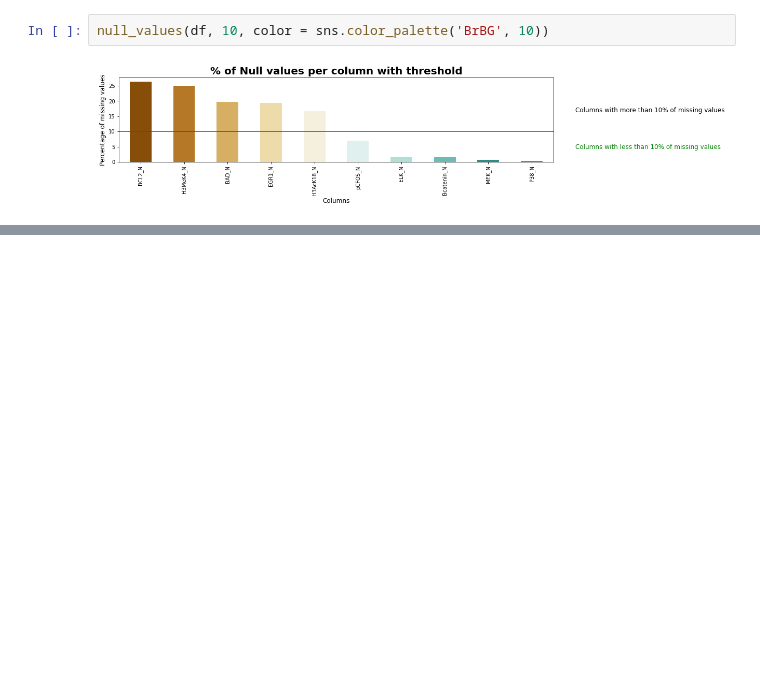
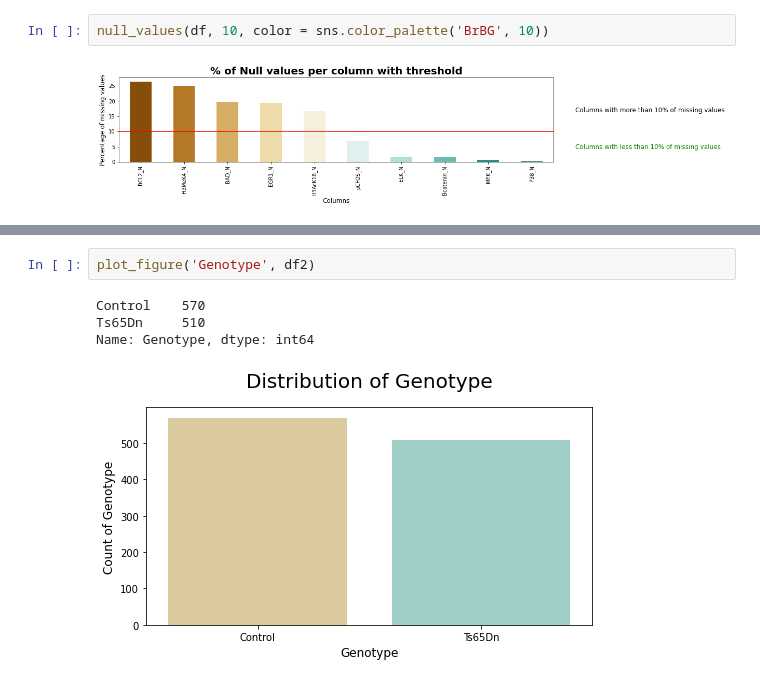
Before and after one commit to polo-music/color-detection, a Jupyter notebook: mice_classification.ipynb, the cells around one changed output, grey strips where cells are left out. Saved outputs shown, nothing was run; the diff lists cells and outputs as text; blank space fills up the shorter version.

```diff
--- a/mice_classification.ipynb
+++ b/mice_classification.ipynb
@@ -63,0 +150,7 @@ null_values(df, 10, color = sns.color_palette('BrBG', 10))
+# %%
+plot_figure('Genotype', df2)
+# %% [output]
+Control    570
+Ts65Dn     510
+Name: Genotype, dtype: int64
+[figure, added]
```
Also changed, not shown: parts of 10 cells of this notebook.
